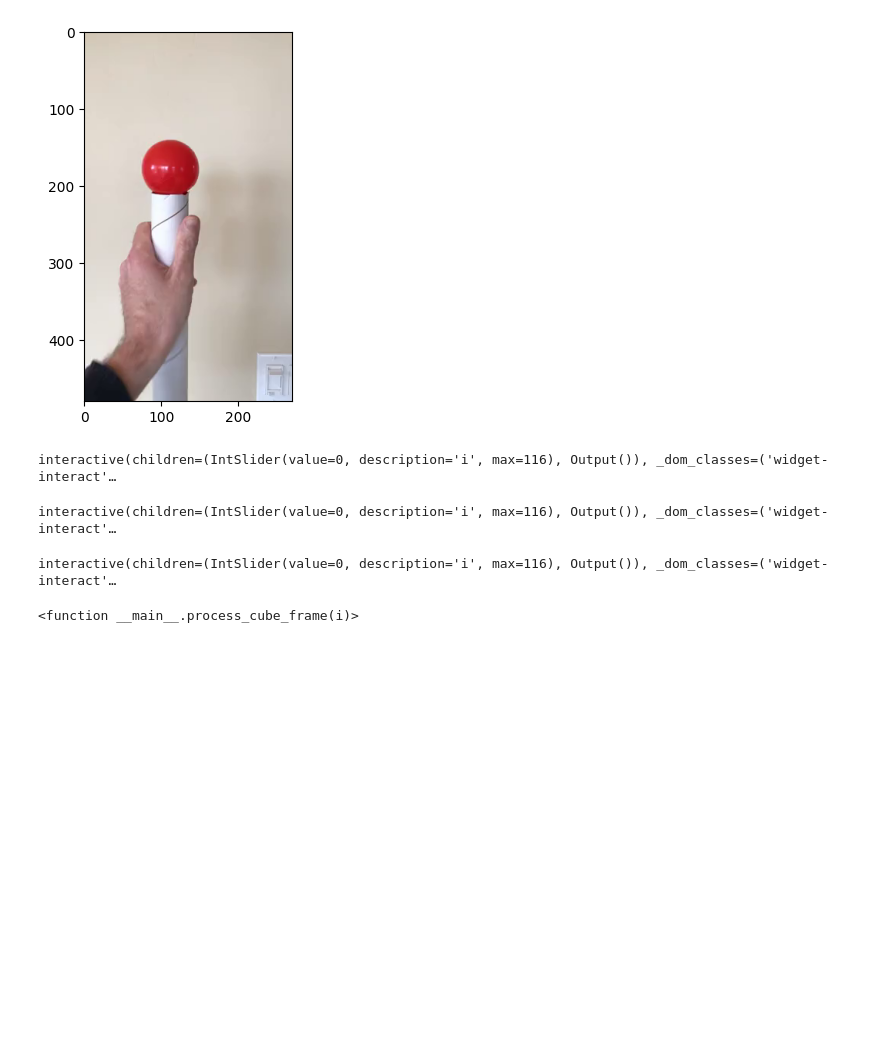
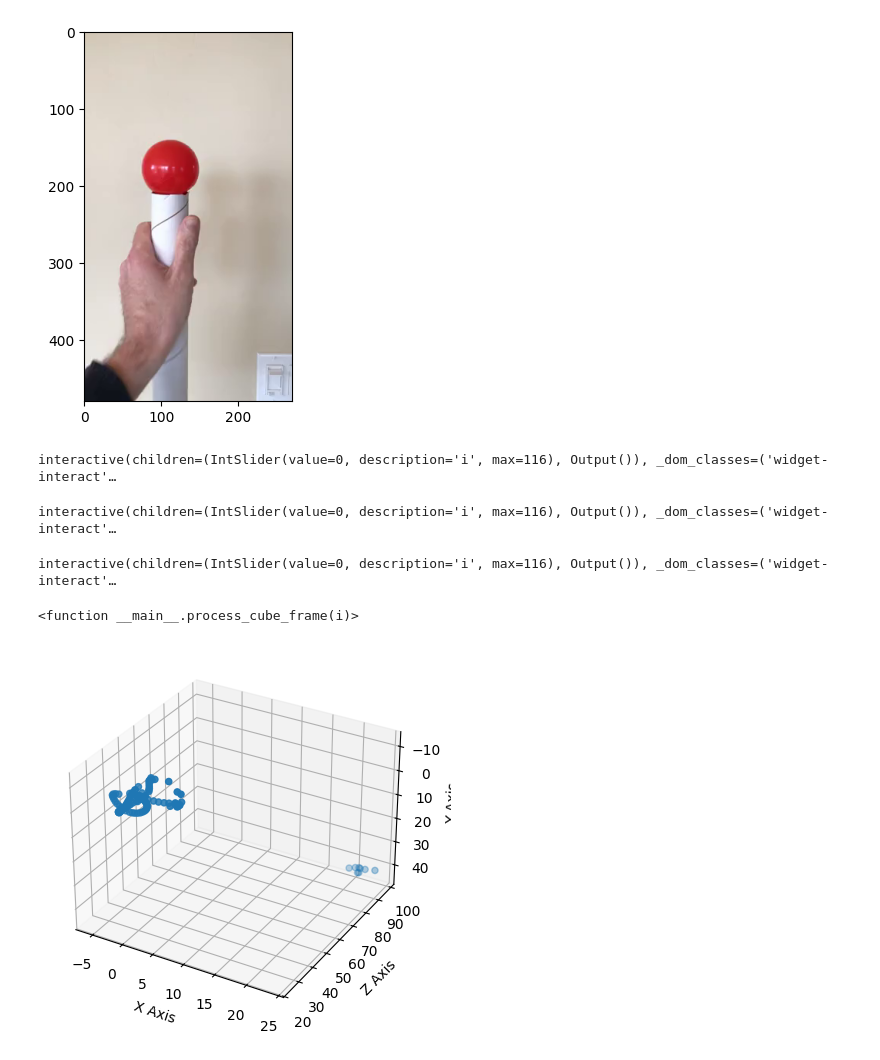
Before and after one commit to rafpug/MagicWand, a Jupyter notebook: Magic Wand.ipynb, the cells around one changed output. Saved outputs shown, nothing was run; the diff lists cells and outputs as text; code cells hidden in the pictures; blank space fills up the shorter version.

Commit message:
Feat: add 3d graph

```diff
--- a/Magic Wand.ipynb
+++ b/Magic Wand.ipynb
@@ -167,3 +167,30 @@ interactive(children=(IntSlider(value=0, description='i', max=116), Output()), _
 interactive(children=(IntSlider(value=0, description='i', max=116), Output()), _dom_classes=('widget-interact'…
 interactive(children=(IntSlider(value=0, description='i', max=116), Output()), _dom_classes=('widget-interact'…
 <function __main__.process_cube_frame(i)>
+# %%
+fig = plt.figure()
+ax = fig.add_subplot(projection='3d')
+xs = []
+ys = []
+zs = []
+
+for frame in frames:
+    preprocessed_frame = preprocess_image(frame)
+    circles = detect_circles(preprocessed_frame)
+    for circle in circles:
+        x, y, r = circle
+        X, Y, Z = calculate_ball_position(x, y, r)
+        xs.append(X)
+        ys.append(Y)
+        zs.append(Z)
+
+ax.scatter(xs, zs, ys)
+ax.invert_zaxis()
+
+ax.set_xlabel('X Axis')
+ax.set_ylabel('Z Axis')
+ax.set_zlabel('Y Axis')
+
+plt.show()
+# %% [output]
+[figure, added]
```
